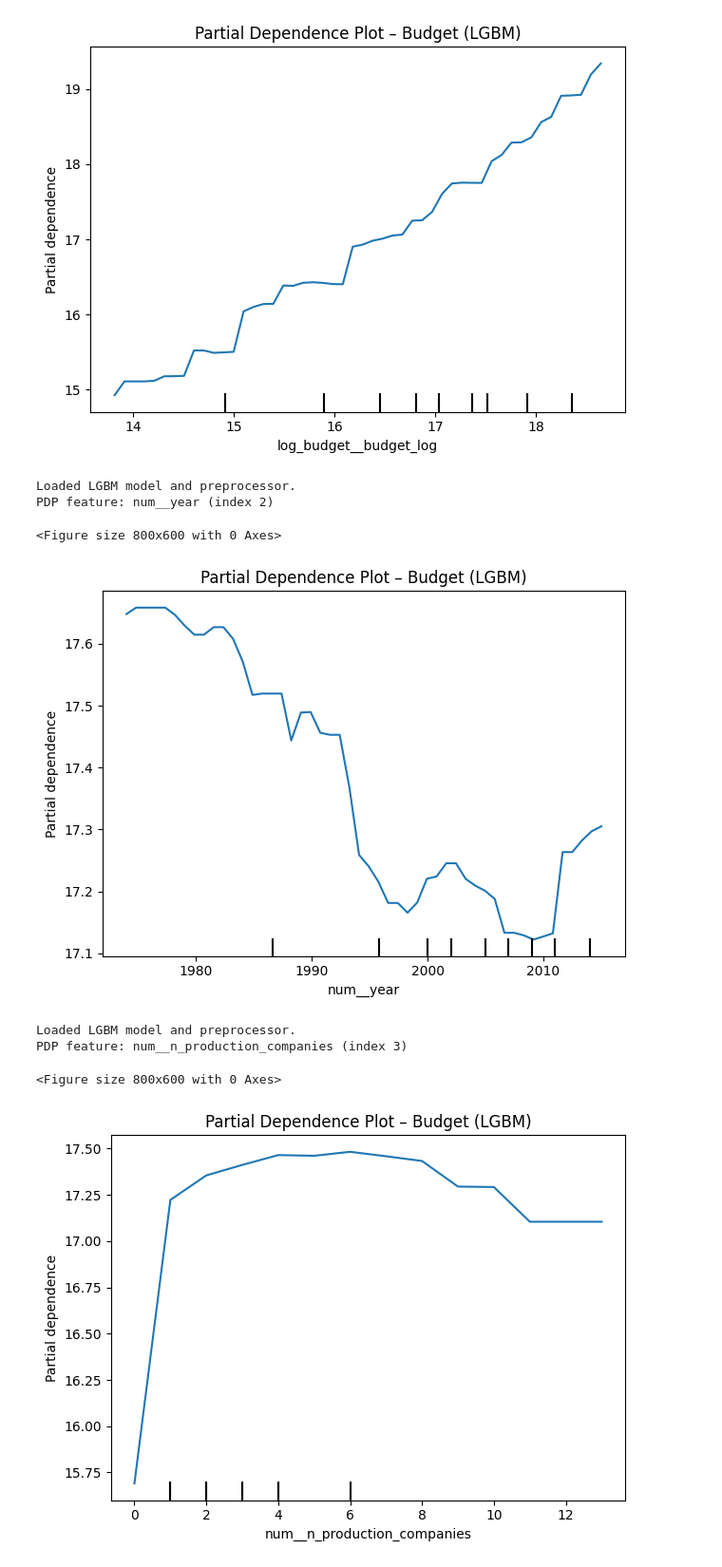
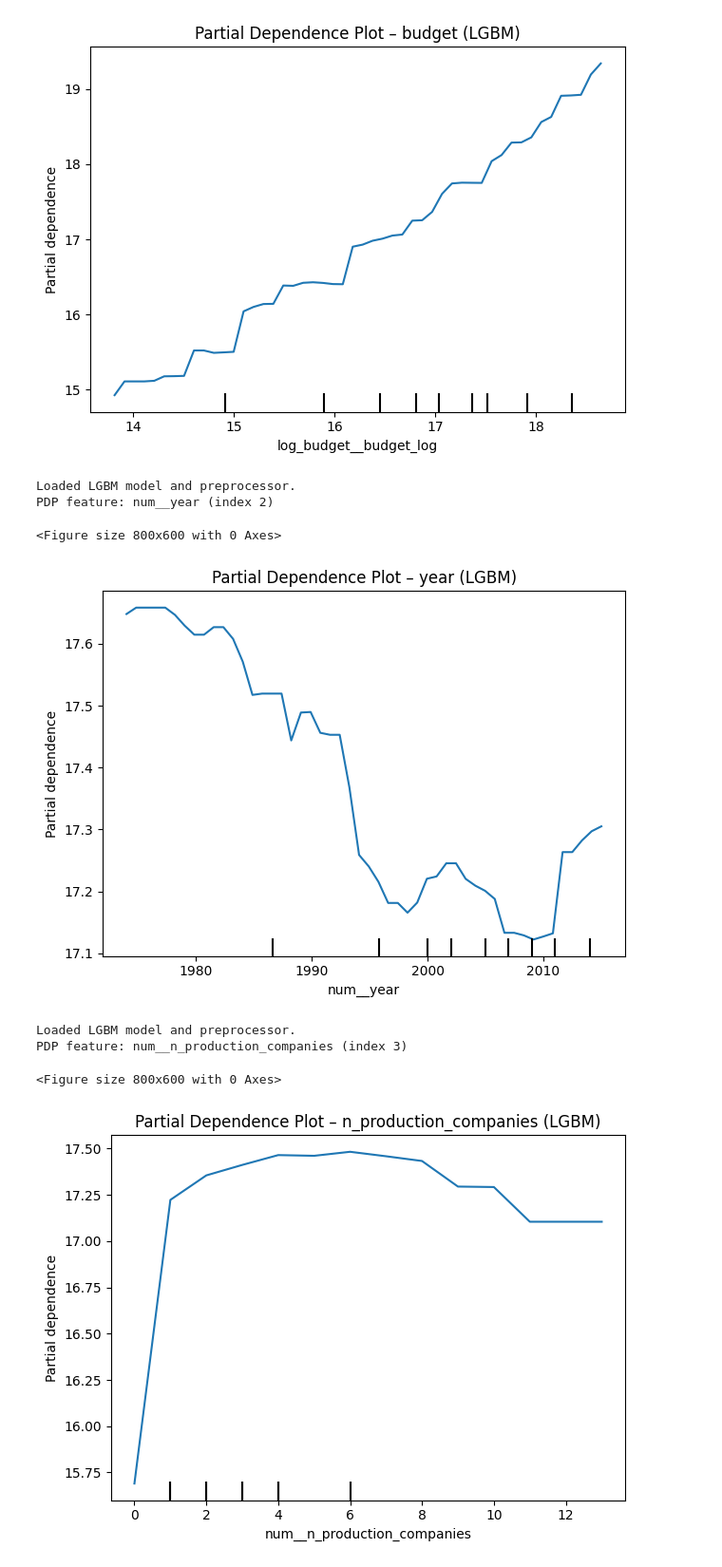
Before and after one commit to gem733/d100project, a Jupyter notebook: d100project/evaluation/evaluation.ipynb, the cells around one changed output. Shown at 95% size. Drawn from its saved outputs; the diff is of its cells as text; code cells hidden in the pictures.

```diff
--- a/d100project/evaluation/evaluation.ipynb
+++ b/d100project/evaluation/evaluation.ipynb
@@ -190,15 +213,10 @@ PDP feature: log_budget__budget_log (index 0)
 import sys
 from pathlib import Path
 
-# --------------------------------------------------
 # Project root
-# --------------------------------------------------
 project_root = Path.cwd().resolve().parents[1]
 sys.path.insert(0, str(project_root))
 
-# --------------------------------------------------
-# Imports
-# --------------------------------------------------
 import pandas as pd
 import numpy as np
 import matplotlib.pyplot as plt
@@ -206,27 +224,19 @@ import matplotlib.pyplot as plt
 from joblib import load
 from sklearn.inspection import PartialDependenceDisplay
 
-# --------------------------------------------------
-# Paths
-# --------------------------------------------------
+# Path
 evaluation_dir = project_root / "d100project" / "evaluation"
 
-# --------------------------------------------------
 # Load model & preprocessor
-# --------------------------------------------------
 lgbm_model = load(evaluation_dir / "lgbm_model.joblib")
 preprocessor_lgbm = load(evaluation_dir / "lgbm_preprocessor.joblib")
 
 print("Loaded LGBM model and preprocessor.")
 
-# --------------------------------------------------
 # Load evaluation data
-# --------------------------------------------------
 df = pd.read_parquet(evaluation_dir / "df_test_with_predictions.parquet")
 
-# --------------------------------------------------
-# Feature definitions (MUST match training)
-# --------------------------------------------------
+# Feature definitions (match training)
 numeric_features = ["budget", "runtime", "year"]
 list_features = ["genres_list"]
 high_cardinality = ["original_language"]
@@ -247,33 +257,22 @@ all_features = (
 
 X = df[all_features]
 
-# --------------------------------------------------
 # Transform data
-# --------------------------------------------------
 X_lgbm = preprocessor_lgbm.transform(X)
 
-# --------------------------------------------------
 # Get transformed feature names
-# --------------------------------------------------
 feature_names = preprocessor_lgbm.get_feature_names_out()
 
-# --------------------------------------------------
-# Select ONE feature for PDP (budget)
-# --------------------------------------------------
-# PDP must be done on transformed features
+# select feature for PDP
 target_feature = "year"
 
 feature_name = [
     f for f in feature_names if target_feature in f.lower()
 ][0]
-
 feature_index = list(feature_names).index(feature_name)
-
 print(f"PDP feature: {feature_name} (index {feature_index})")
 
-# --------------------------------------------------
 # Plot PDP
-# --------------------------------------------------
 plt.figure(figsize=(8, 6))
 
 PartialDependenceDisplay.from_estimator(
@@ -284,27 +283,22 @@ PartialDependenceDisplay.from_estimator(
     grid_resolution=50
 )
 
-plt.title("Partial Dependence Plot – Budget (LGBM)")
+plt.title(f"Partial Dependence Plot – {target_feature} (LGBM)")
 plt.tight_layout()
 plt.show()
 # %% [output]
 Loaded LGBM model and preprocessor.
 PDP feature: num__year (index 2)
 <Figure size 800x600 with 0 Axes>
-[figure, old version]
+[figure, new version]
 # %%
 import sys
 from pathlib import Path
 
-# --------------------------------------------------
 # Project root
-# --------------------------------------------------
 project_root = Path.cwd().resolve().parents[1]
 sys.path.insert(0, str(project_root))
 
-# --------------------------------------------------
-# Imports
-# --------------------------------------------------
 import pandas as pd
 import numpy as np
 import matplotlib.pyplot as plt
@@ -312,27 +306,19 @@ import matplotlib.pyplot as plt
 from joblib import load
 from sklearn.inspection import PartialDependenceDisplay
 
-# --------------------------------------------------
-# Paths
-# --------------------------------------------------
+# Path
 evaluation_dir = project_root / "d100project" / "evaluation"
 
-# --------------------------------------------------
 # Load model & preprocessor
-# --------------------------------------------------
 lgbm_model = load(evaluation_dir / "lgbm_model.joblib")
 preprocessor_lgbm = load(evaluation_dir / "lgbm_preprocessor.joblib")
 
 print("Loaded LGBM model and preprocessor.")
 
-# --------------------------------------------------
 # Load evaluation data
-# --------------------------------------------------
 df = pd.read_parquet(evaluation_dir / "df_test_with_predictions.parquet")
 
-# --------------------------------------------------
-# Feature definitions (MUST match training)
-# --------------------------------------------------
+# Feature definitions (match training)
 numeric_features = ["budget", "runtime", "year"]
 list_features = ["genres_list"]
 high_cardinality = ["original_language"]
@@ -353,51 +339,40 @@ all_features = (
 
 X = df[all_features]
 
-# --------------------------------------------------
 # Transform data
-# --------------------------------------------------
 X_lgbm = preprocessor_lgbm.transform(X)
 
-# --------------------------------------------------
 # Get transformed feature names
-# --------------------------------------------------
 feature_names = preprocessor_lgbm.get_feature_names_out()
 
-# --------------------------------------------------
-# Select ONE feature for PDP (budget)
-# --------------------------------------------------
-# PDP must be done on transformed features
+# select feature for PDP
 target_feature = "n_production_companies"
 
 feature_name = [
     f for f in feature_names if target_feature in f.lower()
 ][0]
-
 feature_index = list(feature_names).index(feature_name)
-
 print(f"PDP feature: {feature_name} (index {feature_index})")
 
-# --------------------------------------------------
 # Plot PDP
-# --------------------------------------------------
 plt.figure(figsize=(8, 6))
 
 PartialDependenceDisplay.from_estimator(
     lgbm_model,
     X_lgbm,
     features=[feature_index],
     feature_names=feature_names,
     grid_resolution=50
 )
 
-plt.title("Partial Dependence Plot – Budget (LGBM)")
+plt.title(f"Partial Dependence Plot – {target_feature} (LGBM)")
 plt.tight_layout()
 plt.show()
 # %% [output]
 Loaded LGBM model and preprocessor.
 PDP feature: num__n_production_companies (index 3)
 <Figure size 800x600 with 0 Axes>
-[figure, old version]
+[figure, new version]
 # %%
 import sys
 from pathlib import Path
```
Also changed, not shown: parts of 6 cells of this notebook, 11 other files.
